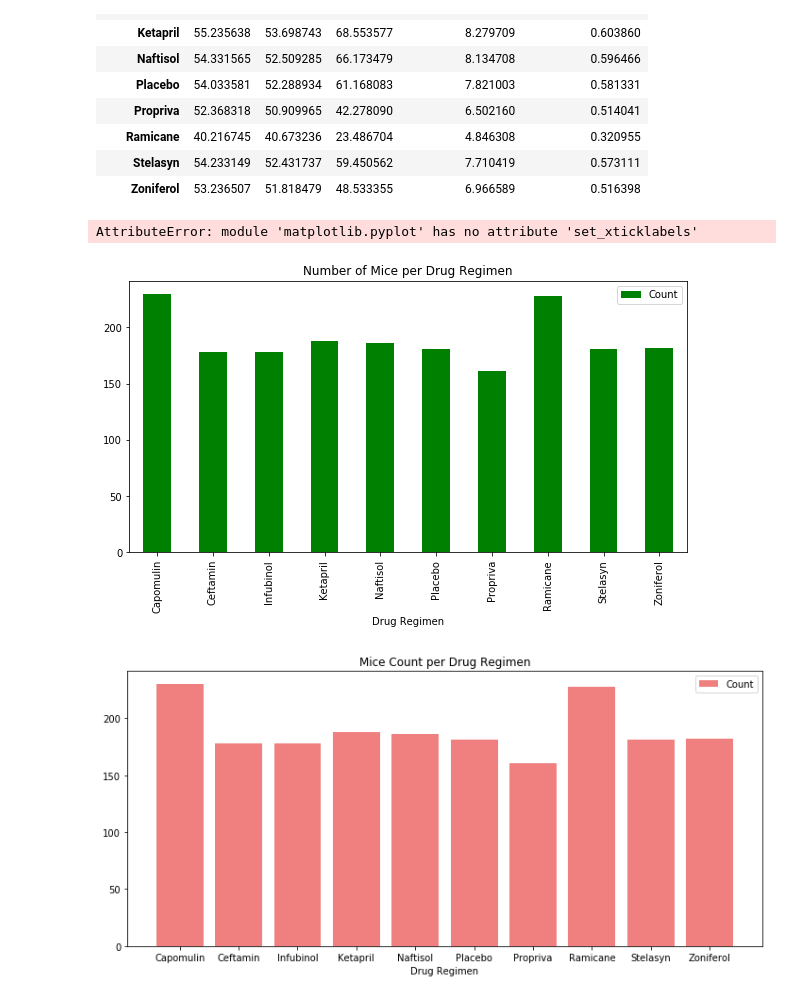
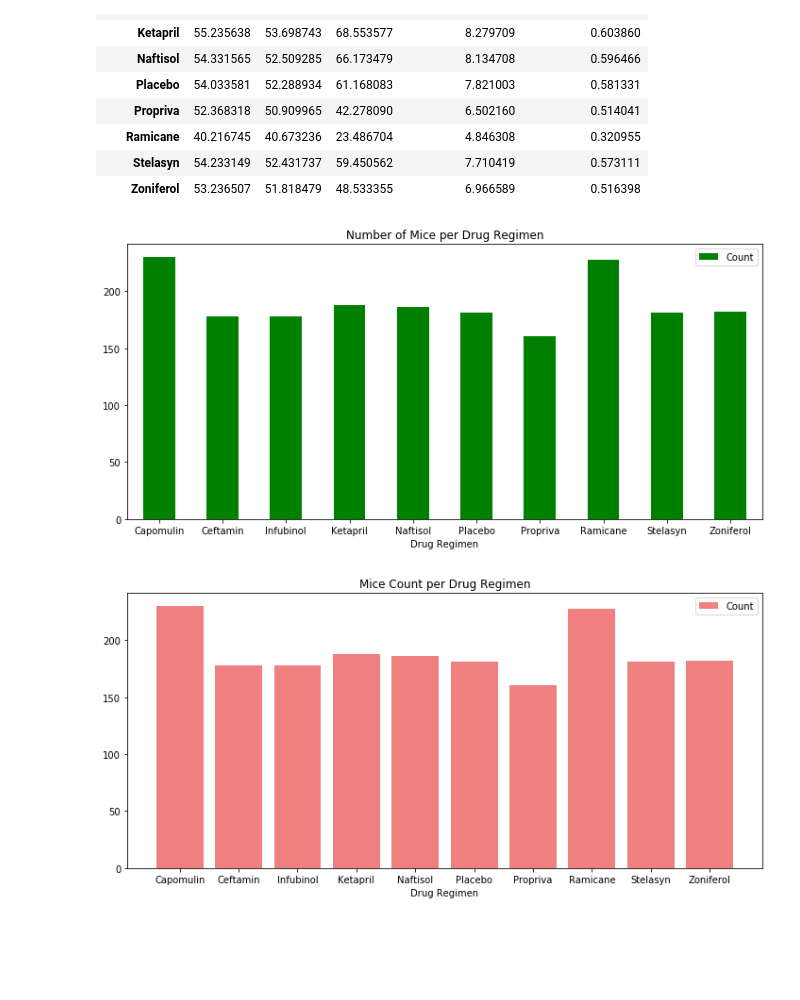
Before and after one commit to tnatoli29/Matplotlib-Challenge, a Jupyter notebook: The Power of Plots.ipynb, the cells around one changed output. Cells and saved outputs as stored; diff of their text form; code cells hidden in the pictures; blank space fills up the shorter version.

Commit message:
4th commit, 3rd commit did not commit panda bar chart correctly

```diff
--- a/The Power of Plots.ipynb
+++ b/The Power of Plots.ipynb
@@ -67,24 +67,22 @@ tumor_summary
 # %%
 #Create a bar graph using pandas for total number of mice for each treatment
 drug_group = merged_data.groupby("Drug Regimen")
 
 #Find the number of mice
 mice_group = drug_group["Mouse ID"].count()
 
 #Set up the chart
 mice_chart = mice_group.plot(kind= "bar", figsize= (10,5), title = "Number of Mice per Drug Regimen",
-                             color = "green")
+                             color = "green", rot = 0)
 
 #Print the chart
 mice_chart
 
 #Clean the chart up and add legend
 plt.legend(["Count"])
-plt.
 plt.tight_layout()
 # %% [output]
-AttributeError: module 'matplotlib.pyplot' has no attribute 'set_xticklabels'
-[figure, old version]
+[figure, new version]
 # %%
 #Create a bar graph using matplotlib for total number of mice for each treatment
 #Set up the x_axis
```
